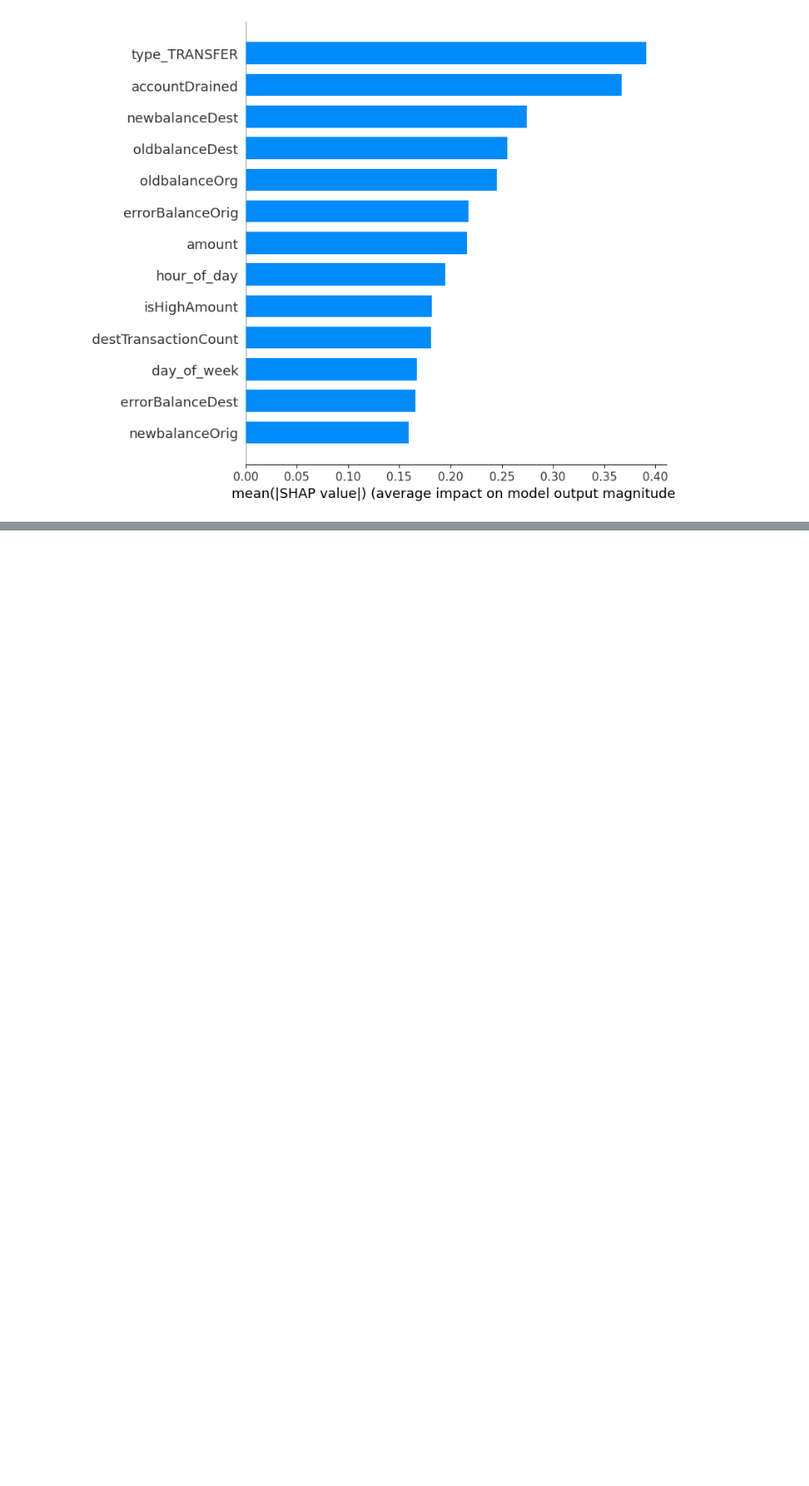
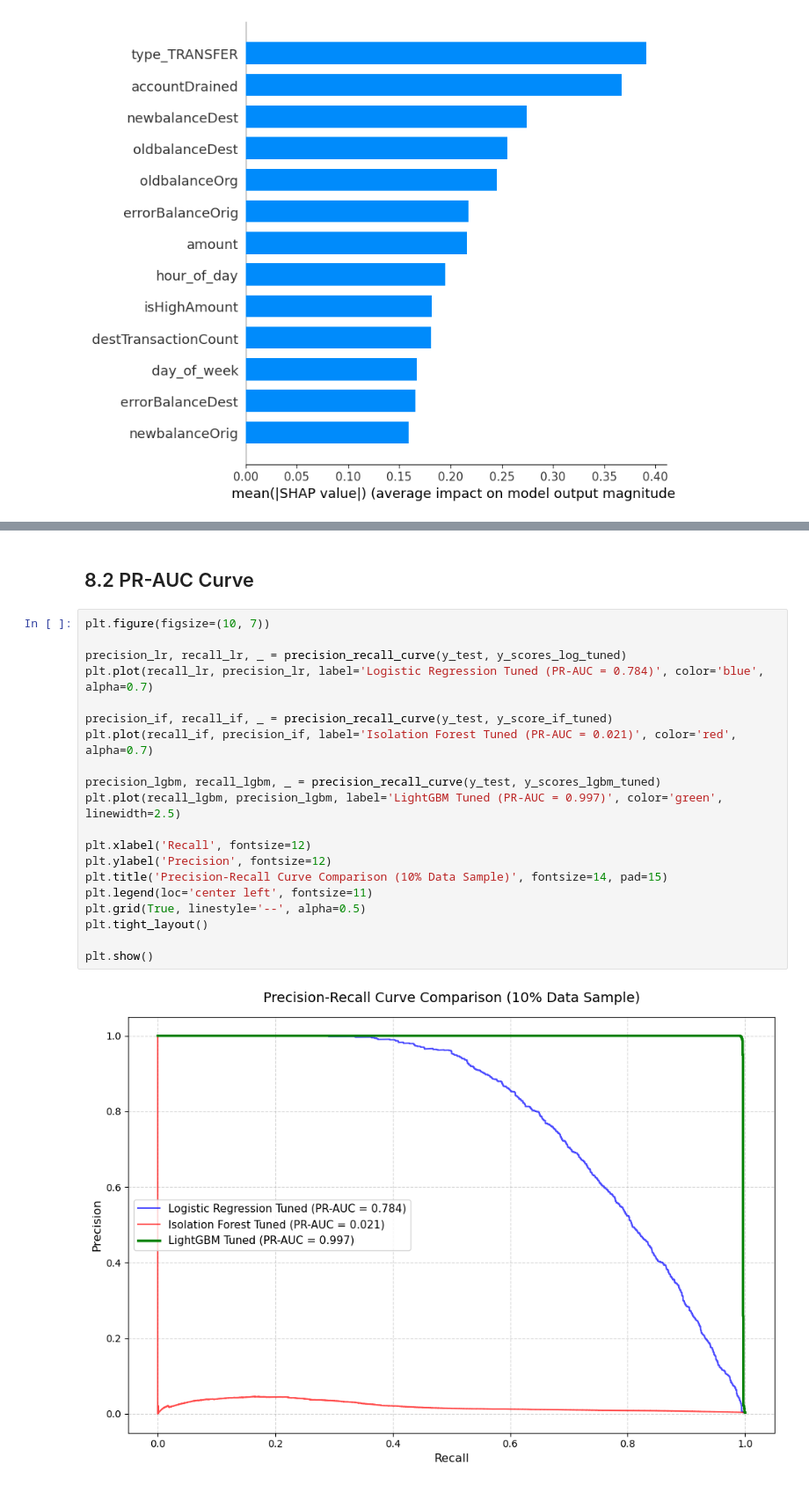
Before and after one commit to Oliwer1992/Azure-Fraud-Detection, a Jupyter notebook: notebooks/02_Preprocessing_Model_Training.ipynb, the cells around one changed output, grey strips where cells are left out. Shown at 88% size. Cells and saved outputs as stored; diff of their text form; blank space fills up the shorter version.

Commit message:
docs: add model evaluation summaries, PR-AUC curves and final decision for LightGBM

```diff
--- a/notebooks/02_Preprocessing_Model_Training.ipynb
+++ b/notebooks/02_Preprocessing_Model_Training.ipynb
@@ -343,0 +430,24 @@ shap.summary_plot(shap_values, X_test_sample, plot_type="bar")
+# %% [markdown]
+## 8.2 PR-AUC Curve
+# %%
+plt.figure(figsize=(10, 7))
+
+precision_lr, recall_lr, _ = precision_recall_curve(y_test, y_scores_log_tuned)
+plt.plot(recall_lr, precision_lr, label='Logistic Regression Tuned (PR-AUC = 0.784)', color='blue', alpha=0.7)
+
+precision_if, recall_if, _ = precision_recall_curve(y_test, y_score_if_tuned)
+plt.plot(recall_if, precision_if, label='Isolation Forest Tuned (PR-AUC = 0.021)', color='red', alpha=0.7)
+
+precision_lgbm, recall_lgbm, _ = precision_recall_curve(y_test, y_scores_lgbm_tuned)
+plt.plot(recall_lgbm, precision_lgbm, label='LightGBM Tuned (PR-AUC = 0.997)', color='green', linewidth=2.5)
+
+plt.xlabel('Recall', fontsize=12)
+plt.ylabel('Precision', fontsize=12)
+plt.title('Precision-Recall Curve Comparison (10% Data Sample)', fontsize=14, pad=15)
+plt.legend(loc='center left', fontsize=11)
+plt.grid(True, linestyle='--', alpha=0.5)
+plt.tight_layout()
+
+plt.show()
+# %% [output]
+[figure, added]
```
Also changed, not shown: parts of 24 cells of this notebook.
